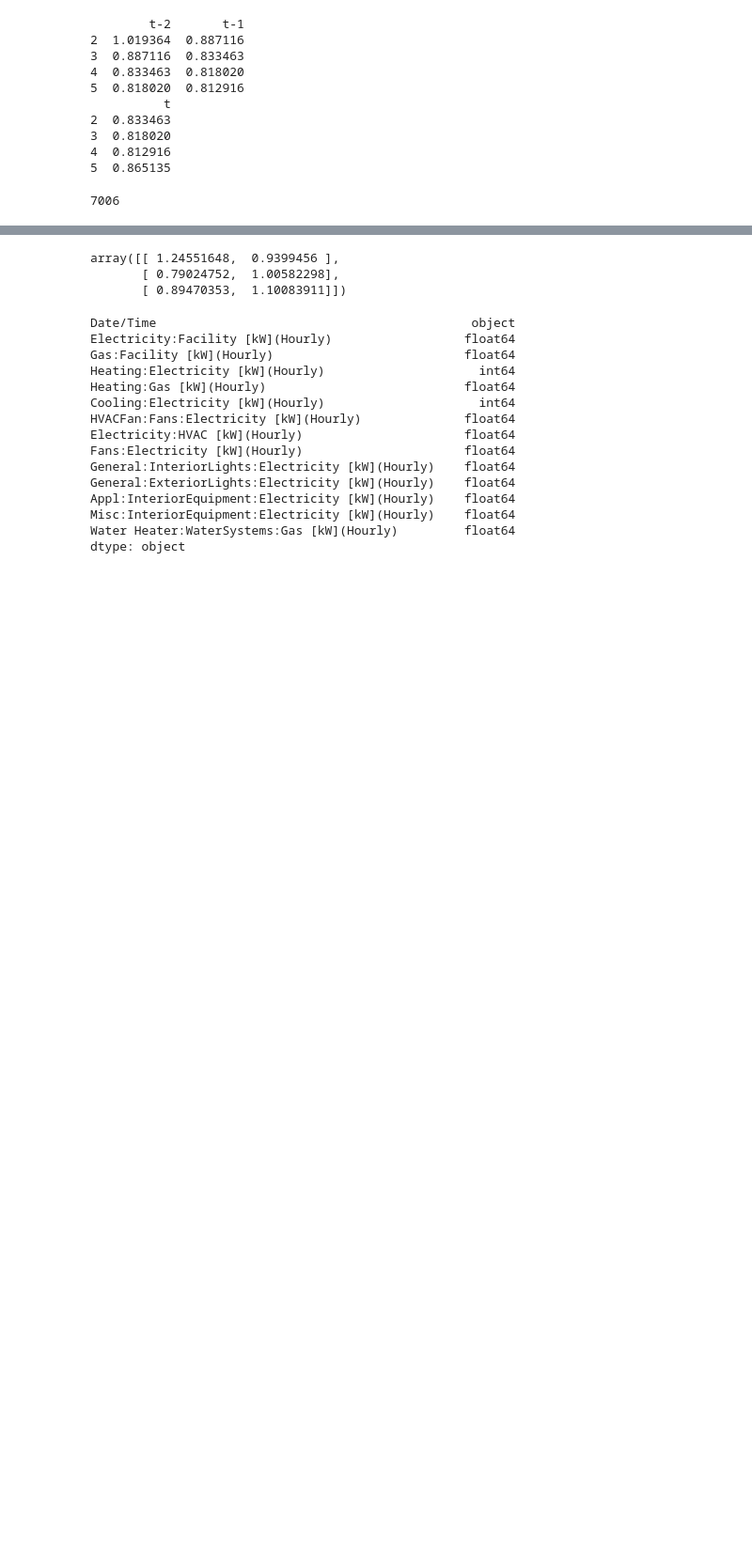
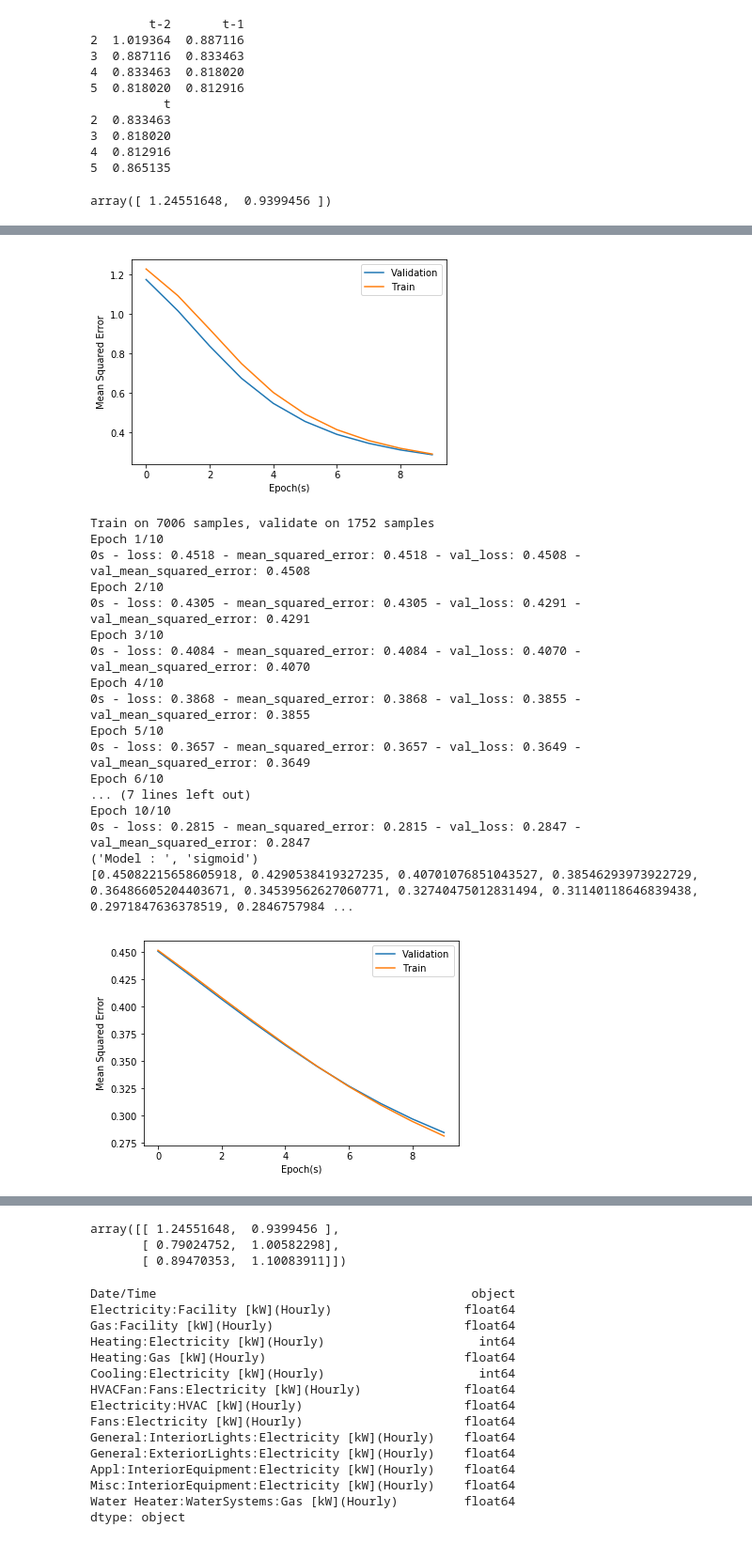
Before and after one commit to adithya8/loadPrediction, a Jupyter notebook: NN.ipynb, the cells around one changed output, grey strips where cells are left out. Shown: that part at 94% size. Drawn from its saved outputs; the diff is of its cells as text; code cells hidden in the pictures; blank space fills up the shorter version.

```diff
--- a/NN.ipynb
+++ b/NN.ipynb
@@ -10,5 +12,5 @@ from sklearn.preprocessing import StandardScaler
 # %%
-sid = ['/media/siddharth/New Volume/Github/My Analysis - SF/USA_AK_Anchorage.Intl.AP.702730_TMY3_BASE.csv','/media/siddharth/New Volume/Github/My Analysis - SF/Anchorage_Weather.csv']
+sid = ['/media/siddharth/New Volume1/Github/My Analysis - SF/USA_AK_Anchorage.Intl.AP.702730_TMY3_BASE.csv','/media/siddharth/New Volume1/Github/My Analysis - SF/Anchorage_Weather.csv']
 path = sid[0]
 path_weather = sid[1]
 # %%
@@ -56,8 +58,13 @@ X_train,X_test,y_train,y_test = train_test_split(x.values,y.values,test_size=0.2
 #scaler.transform(X_train)
 #scaler.transform(X_test)
 len(y_train)
+len(y_test)
+X_train = np.concatenate([X_train,X_test],axis=0)
+y_train = np.concatenate([y_train,y_test],axis=0)
-# %% [output]
-7006
+# %%
+X_train[0]
+# %% [output]
+array([ 1.24551648,  0.9399456 ])
 # %%
 
 #To input to the model, the pixels need to be converted to a 28 x 28
@@ -99,12 +106,20 @@ for i in activations:
     #Build the model.
     model = baseline_model()
     #Fit the model.
-    model.fit(X_train,y_train,epochs=10,batch_size=200,verbose=2)
+    history = model.fit(X_train,y_train,validation_split=0.2,epochs=10,batch_size=200,verbose=2)
+    print ("Model : ",i)
+    print history.history['val_loss']
 
+    p1, = plt.plot(history.history['val_loss'])
+    p2, = plt.plot(history.history['loss'])
+    plt.xlabel("Epoch(s)")
+    plt.ylabel("Mean Squared Error")
+    plt.legend([p1,p2],['Validation','Train'])
+    plt.show()
     #model.summary()
 
     #Final Evaluation of the model.
-    scores = model.evaluate(X_test,y_test,verbose=0)
-    print ("Model : ",i)
-    print ("Score : %.5f" % (100-scores[1]*100)),"\n\n"
+    #scores = model.evaluate(X_test,y_test,verbose=0)
+    #print ("Model : ",i)
+    #print ("Score : %.5f" % (100-scores[1]*100)),"\n\n"
 # %% [output]
@@ -127,0 +143,19 @@ Score : 93.61931
+[figure, added]
+Train on 7006 samples, validate on 1752 samples
+Epoch 1/10
+0s - loss: 0.4518 - mean_squared_error: 0.4518 - val_loss: 0.4508 - val_mean_squared_error: 0.4508
+Epoch 2/10
+0s - loss: 0.4305 - mean_squared_error: 0.4305 - val_loss: 0.4291 - val_mean_squared_error: 0.4291
+Epoch 3/10
+0s - loss: 0.4084 - mean_squared_error: 0.4084 - val_loss: 0.4070 - val_mean_squared_error: 0.4070
+Epoch 4/10
+0s - loss: 0.3868 - mean_squared_error: 0.3868 - val_loss: 0.3855 - val_mean_squared_error: 0.3855
+Epoch 5/10
+0s - loss: 0.3657 - mean_squared_error: 0.3657 - val_loss: 0.3649 - val_mean_squared_error: 0.3649
+Epoch 6/10
+... (7 lines left out)
+Epoch 10/10
+0s - loss: 0.2815 - mean_squared_error: 0.2815 - val_loss: 0.2847 - val_mean_squared_error: 0.2847
+('Model : ', 'sigmoid')
+[0.45082215658605918, 0.4290538419327235, 0.40701076851043527, 0.38546293973922729, 0.36486605204403671, 0.34539562627060771, 0.32740475012831494, 0.31140118646839438, 0.2971847636378519, 0.2846757984 ...
+[figure, added]
```
Also changed, not shown: parts of 23 cells of this notebook.
